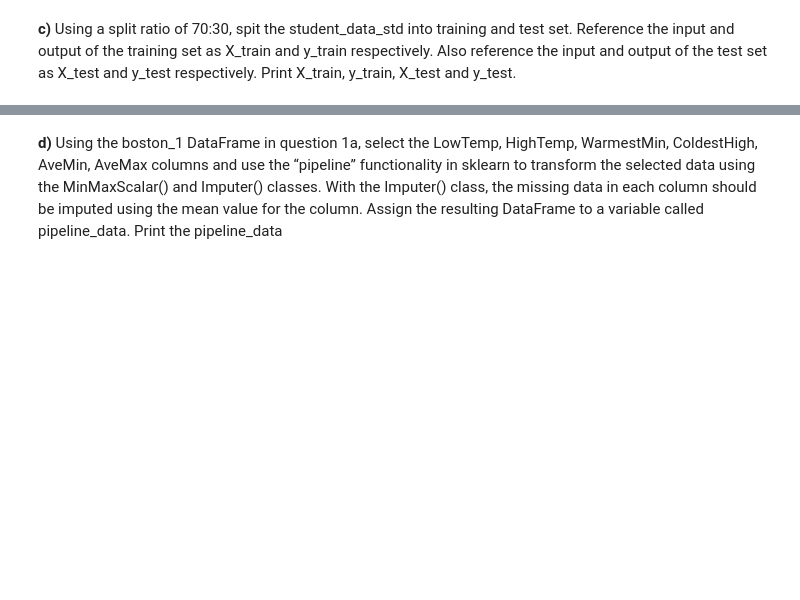
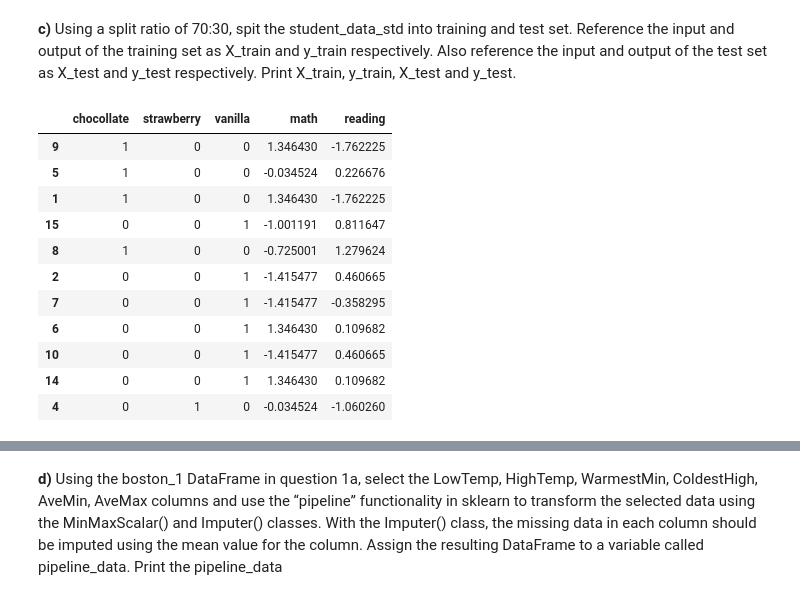
Before and after one commit to rkraemer25/DSTOOLS2, a Jupyter notebook: Week_1/Robert_Kraemer_Assignment_1.ipynb, the cells around one changed output, grey strips where cells are left out. Cells and saved outputs as stored; diff of their text form; code cells hidden in the pictures; blank space fills up the shorter version.

```diff
--- a/Week_1/Robert_Kraemer_Assignment_1.ipynb
+++ b/Week_1/Robert_Kraemer_Assignment_1.ipynb
@@ -210,2 +353,22 @@ Imagine that you wanted to use the student_data in question 2a to make predictio
 # %% [markdown]
 <b>c)</b>	Using a split ratio of 70:30, spit the student_data_std into training and test set. Reference the input and output of the training set as X_train and y_train respectively. Also reference the input and output of the test set as X_test and y_test respectively. Print X_train, y_train, X_test and y_test.
+# %%
+# Split student_data_std into training and test set, 70:30 split
+X_train, X_test, y_train, y_test = train_test_split(student_data_std.drop('science', axis=1),
+                                                    student_data_std['science'],test_size = 0.3, random_state = 25)
+# %%
+# Print X_train
+X_train
+# %% [output]
+|  | chocollate | strawberry | vanilla | math | reading |
+| 9 | 1 | 0 | 0 | 1.346430 | -1.762225 |
+| 5 | 1 | 0 | 0 | -0.034524 | 0.226676 |
+| 1 | 1 | 0 | 0 | 1.346430 | -1.762225 |
+| 15 | 0 | 0 | 1 | -1.001191 | 0.811647 |
+| 8 | 1 | 0 | 0 | -0.725001 | 1.279624 |
+| 2 | 0 | 0 | 1 | -1.415477 | 0.460665 |
+| 7 | 0 | 0 | 1 | -1.415477 | -0.358295 |
+| 6 | 0 | 0 | 1 | 1.346430 | 0.109682 |
+| 10 | 0 | 0 | 1 | -1.415477 | 0.460665 |
+| 14 | 0 | 0 | 1 | 1.346430 | 0.109682 |
+| 4 | 0 | 1 | 0 | -0.034524 | -1.060260 |
```
Also changed, not shown: parts of 21 cells of this notebook, 1 other file.
